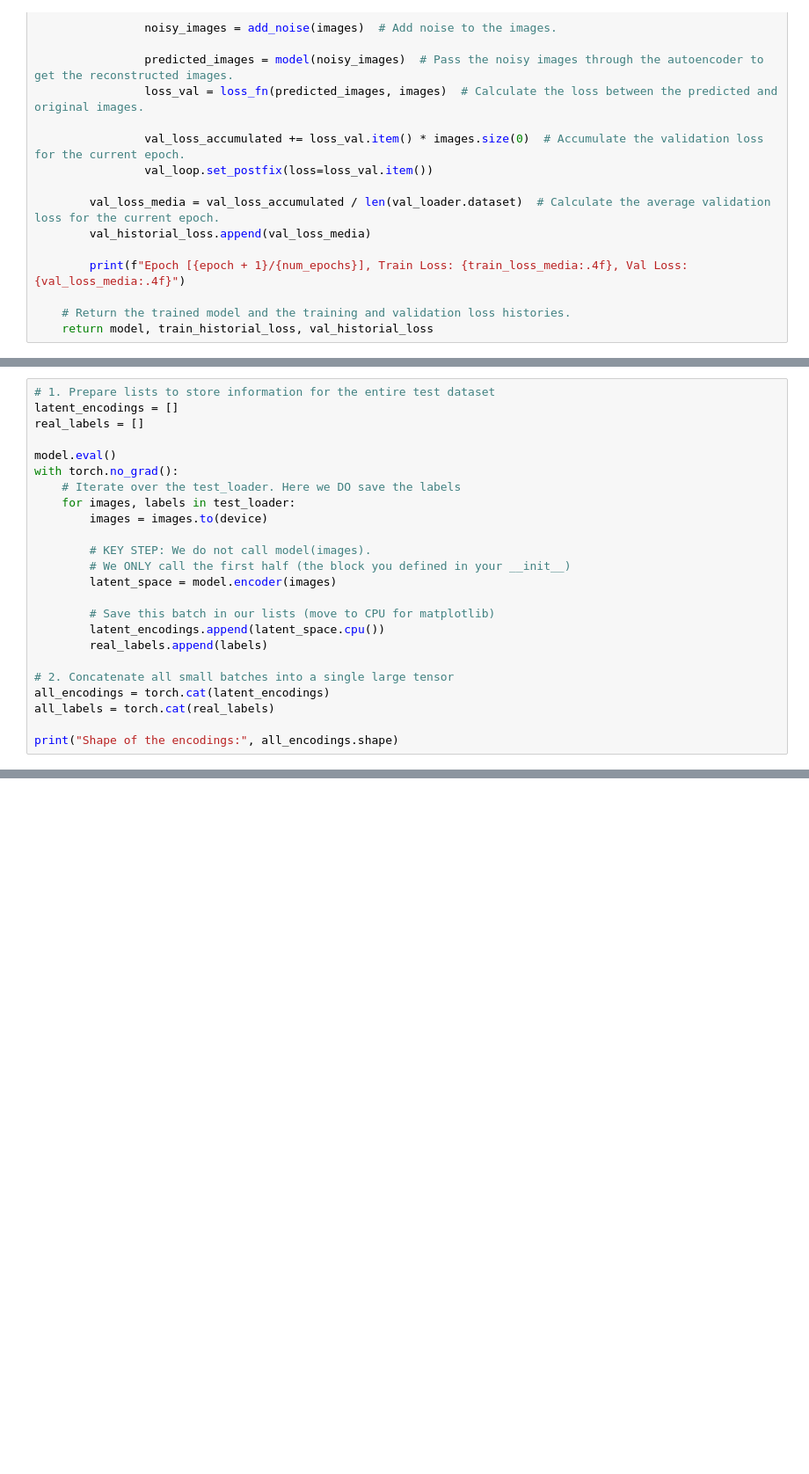
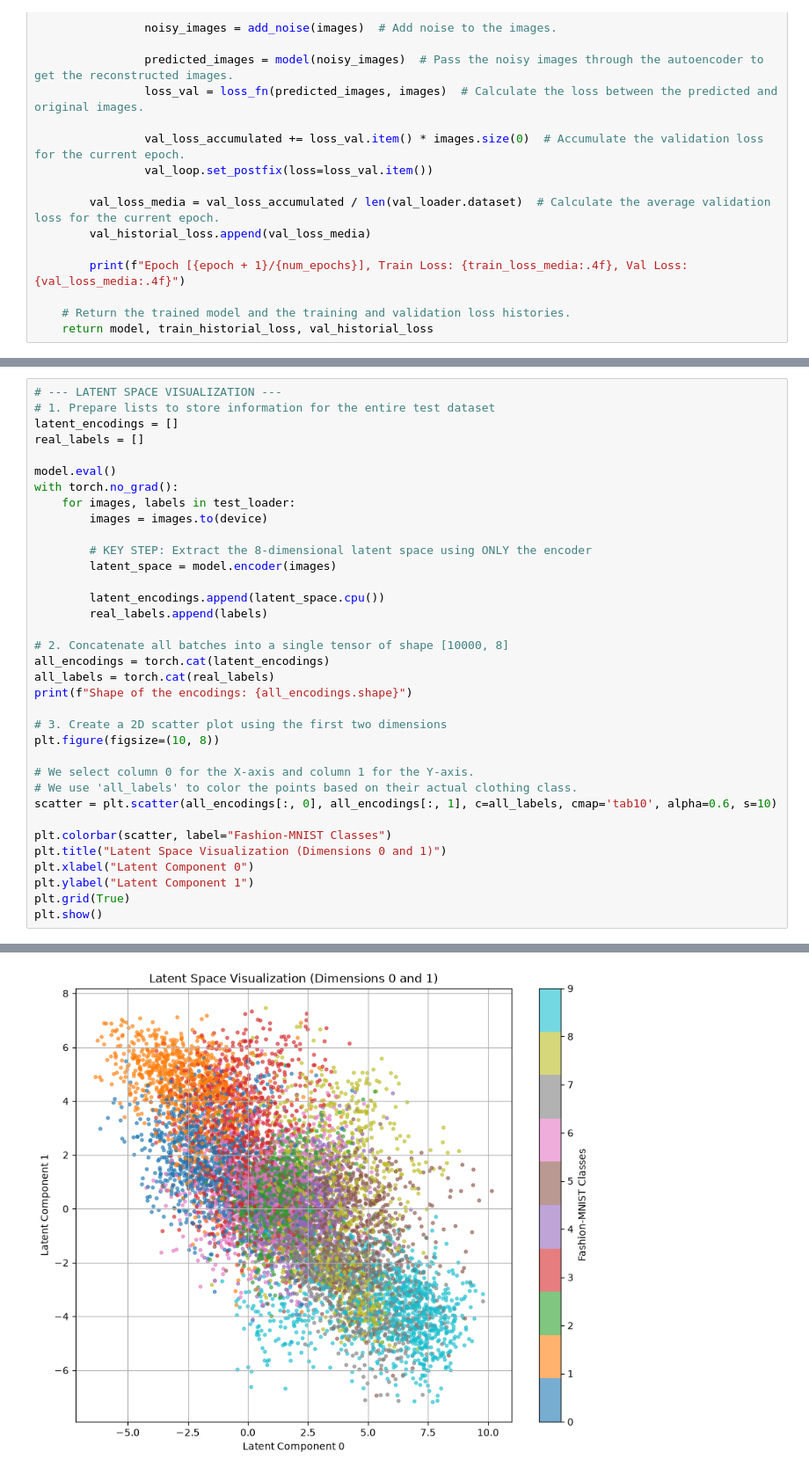
Before and after one commit to danielfernandezroldan2005/ai-programming-practices, a Jupyter notebook: FernándezRoldánDanielPractica3Ejercicio1.ipynb, the cells around one changed output, grey strips where cells are left out. Shown at 88% size. Saved outputs shown, nothing was run; the diff lists cells and outputs as text; blank space fills up the shorter version.

```diff
--- a/FernándezRoldánDanielPractica3Ejercicio1.ipynb
+++ b/FernándezRoldánDanielPractica3Ejercicio1.ipynb
@@ -285,26 +285,38 @@ plt.show()
 # %%
+# --- LATENT SPACE VISUALIZATION ---
 # 1. Prepare lists to store information for the entire test dataset
 latent_encodings = []
 real_labels = []
 
 model.eval()
 with torch.no_grad():
-    # Iterate over the test_loader. Here we DO save the labels
     for images, labels in test_loader:
         images = images.to(device)
 
-        # KEY STEP: We do not call model(images).
-        # We ONLY call the first half (the block you defined in your __init__)
+        # KEY STEP: Extract the 8-dimensional latent space using ONLY the encoder
         latent_space = model.encoder(images)
 
-        # Save this batch in our lists (move to CPU for matplotlib)
         latent_encodings.append(latent_space.cpu())
         real_labels.append(labels)
 
-# 2. Concatenate all small batches into a single large tensor
+# 2. Concatenate all batches into a single tensor of shape [10000, 8]
 all_encodings = torch.cat(latent_encodings)
 all_labels = torch.cat(real_labels)
+print(f"Shape of the encodings: {all_encodings.shape}")
 
-print("Shape of the encodings:", all_encodings.shape)
+# 3. Create a 2D scatter plot using the first two dimensions
+plt.figure(figsize=(10, 8))
+
+# We select column 0 for the X-axis and column 1 for the Y-axis.
+# We use 'all_labels' to color the points based on their actual clothing class.
+scatter = plt.scatter(all_encodings[:, 0], all_encodings[:, 1], c=all_labels, cmap='tab10', alpha=0.6, s=10)
+
+plt.colorbar(scatter, label="Fashion-MNIST Classes")
+plt.title("Latent Space Visualization (Dimensions 0 and 1)")
+plt.xlabel("Latent Component 0")
+plt.ylabel("Latent Component 1")
+plt.grid(True)
+plt.show()
 # %% [output]
 Shape of the encodings: torch.Size([10000, 8])
+[figure, added]
```
Also changed, not shown: parts of 4 cells of this notebook.
